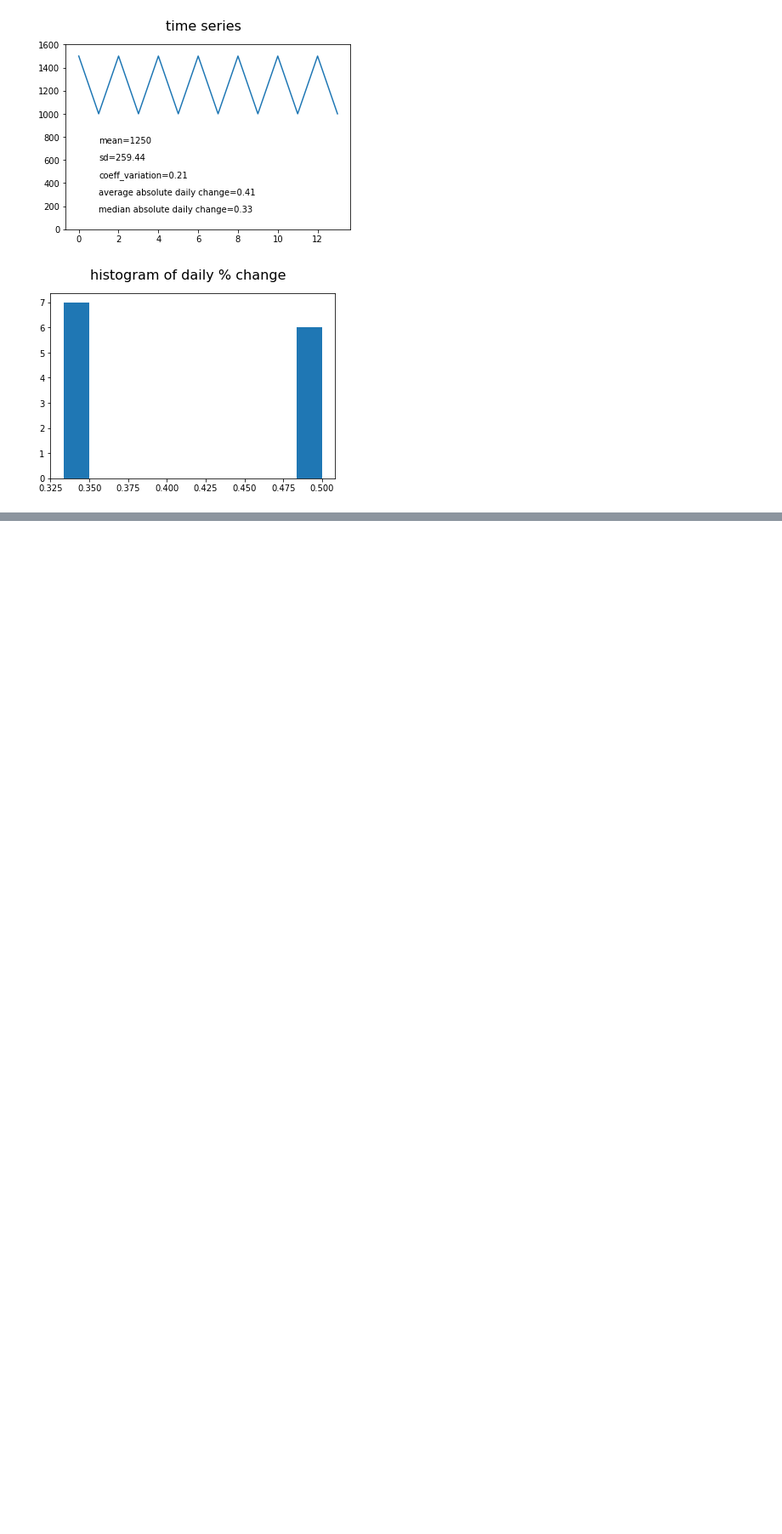
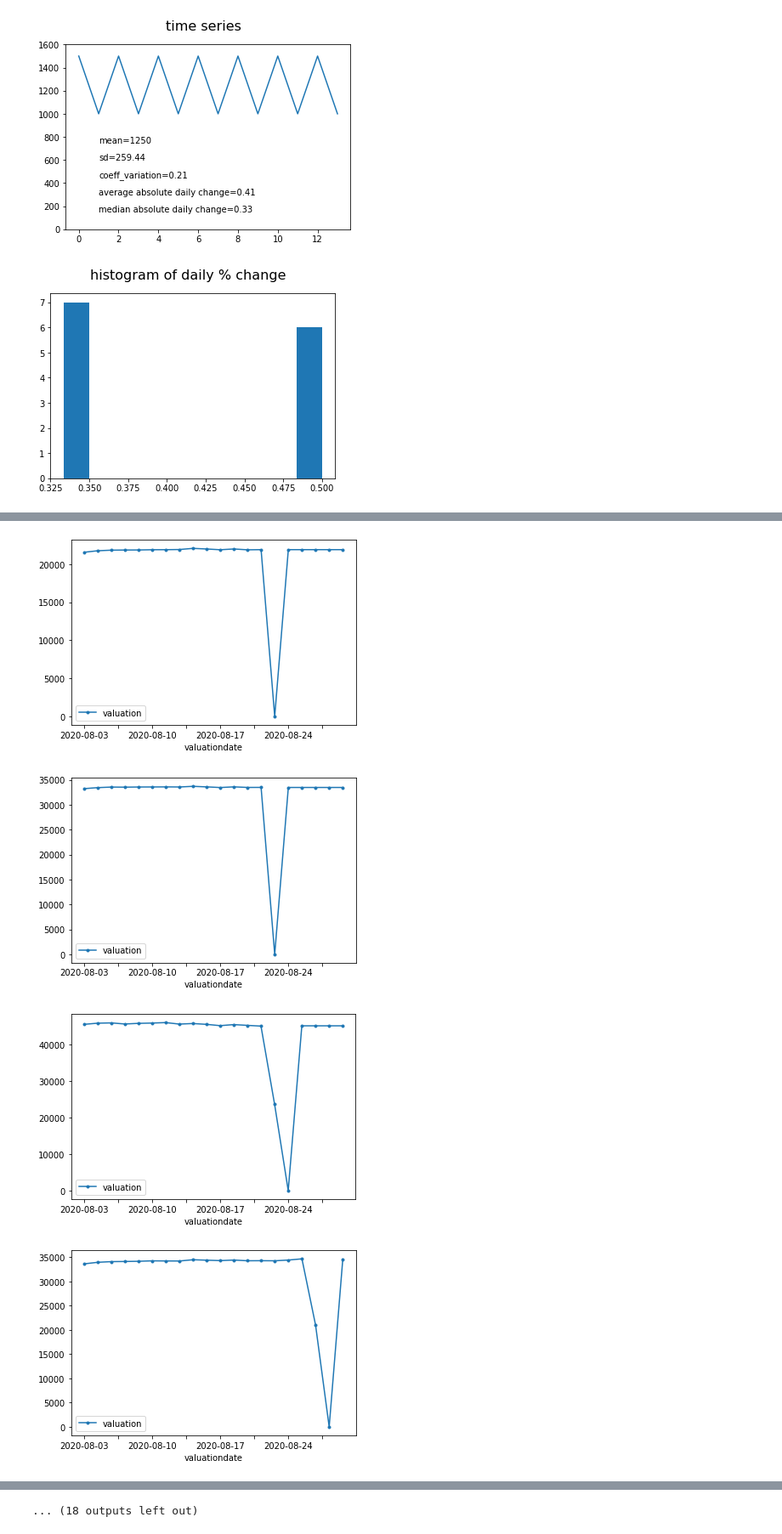
Before and after one commit to JackSD/Academic, a Jupyter notebook: study_of_volatilty.ipynb, the cells around one changed output, grey strips where cells are left out. Shown at 85% size. Saved outputs shown, nothing was run; the diff lists cells and outputs as text; code cells hidden in the pictures; blank space fills up the shorter version.

```diff
--- a/study_of_volatilty.ipynb
+++ b/study_of_volatilty.ipynb
@@ -148,3 +148,8 @@ for i in range(len(list_of_time_series_bad)):
 [figure]
 [figure]
 [figure]
+# %%
+#actual data
+url = 'https://raw.githubusercontent.com/JackSD/Data-Science-Work/master/test_valuation_data_high.csv'
+df1 = pd.read_csv(url)
+df1.head()
@@ -150,0 +163,10 @@ for i in range(len(list_of_time_series_bad)):
+# %%
+ df1.sort_values(by=['valuationdate'], inplace=True)
+for account in df1.headclaccountid.unique():
+  df2 = df1[df1['headclaccountid']==account]
+  df2.plot(x='valuationdate', y='valuation', marker='.')
+# %% [output]
+[figure, added]
+[figure, added]
+[figure, added]
+[figure, added]
@@ -150,0 +181 @@ for i in range(len(list_of_time_series_bad)):
+... (18 outputs left out)
```
Also changed, not shown: parts of 2 cells of this notebook.
